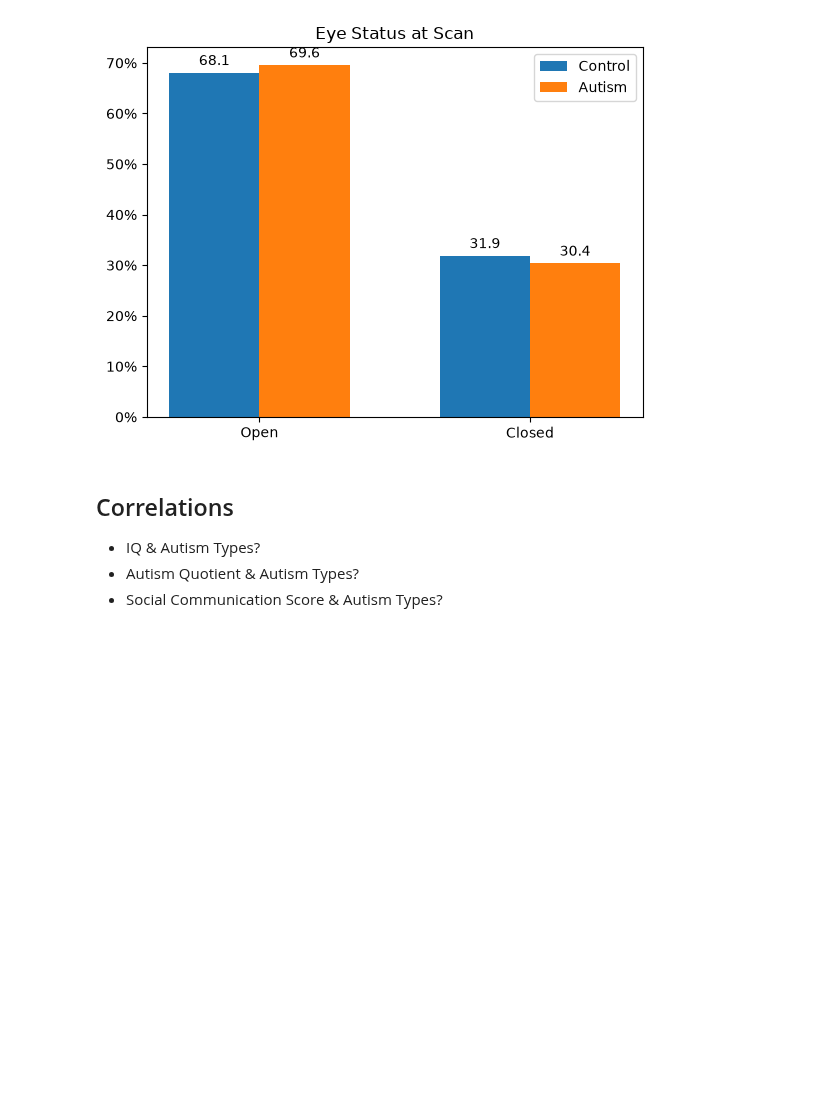
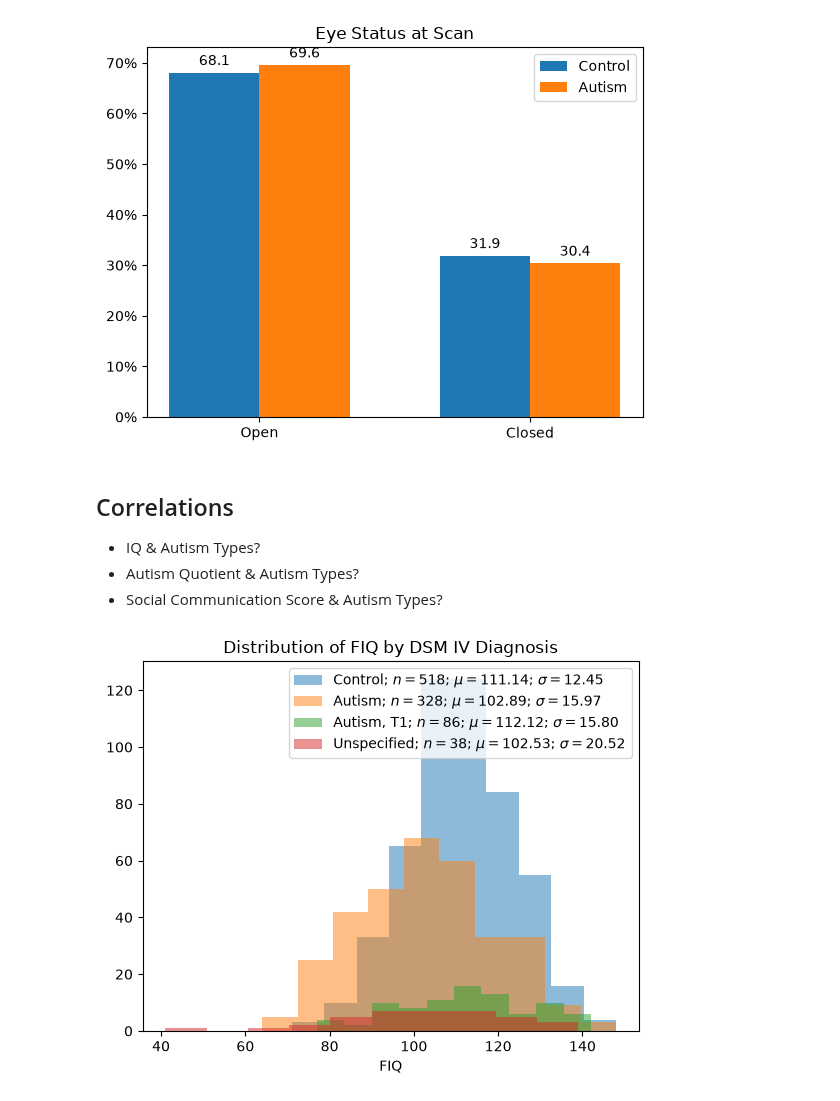
Before and after one commit to Erdos-Projects/fall-2026-autism, a Jupyter notebook: notebooks/eda.ipynb, the cells around one changed output. Saved outputs shown, nothing was run; the diff lists cells and outputs as text; code cells hidden in the pictures; blank space fills up the shorter version.

Commit message:
add plots for correlations

```diff
--- a/notebooks/eda.ipynb
+++ b/notebooks/eda.ipynb
@@ -9,3 +10,5 @@ import pandas as pd
+# %%
+results = "../results/eda/"
 # %%
 data = pd.read_csv("../data/data_inventory.csv")
 control = data[data['DX_GROUP'] == 2]
@@ -16,11 +19,13 @@ autism = data[data['DX_GROUP'] == 1]
 counts = data.isna().sum()
 incomplete = counts[counts > 0]
 
-print(f"{data.shape[1] - len(incomplete)} of {data.shape[1]} columns are complete:")
-for col, n in counts[counts == 0].items():
-    print(f"  {col}: {n} missing ({n / len(data):.1%})")
+with open(join(results, "missingness.txt"), "w") as f:
 
-print()
-print(f"{len(incomplete)} of {data.shape[1]} columns are incomplete:")
-for col, n in incomplete.items():
-    print(f"  {col}: {n} missing ({n / len(data):.1%})")
+    print(f"{data.shape[1] - len(incomplete)} of {data.shape[1]} columns are complete:", file=f)
+    for col, n in counts[counts == 0].items():
+        print(f"  {col}: {n} missing ({n / len(data):.1%})", file=f)
+
+    print(file=f)
+    print(f"{len(incomplete)} of {data.shape[1]} columns are incomplete:", file=f)
+    for col, n in incomplete.items():
+        print(f"  {col}: {n} missing ({n / len(data):.1%})", file=f)
@@ -471,3 +466,24 @@ plt.show()
 - IQ & Autism Types?
 - Autism Quotient & Autism Types?
 - Social Communication Score & Autism Types?
+# %%
+dsm0 = data["DSM_IV_TR"] == 0
+dsm1 = data["DSM_IV_TR"] == 1
+dsm2 = data["DSM_IV_TR"] == 2
+dsm3 = data["DSM_IV_TR"] >= 3
+
+iq_dsm0 = data.loc[dsm0, "FIQ"][data["FIQ"] > 0]
+iq_dsm1 = data.loc[dsm1, "FIQ"][data["FIQ"] > 0]
+iq_dsm2 = data.loc[dsm2, "FIQ"][data["FIQ"] > 0]
+iq_dsm3 = data.loc[dsm3, "FIQ"][data["FIQ"] > 0]
+
+plt.hist(iq_dsm0, alpha=0.5, label=f"Control; $n={len(iq_dsm0)}$; $\\mu={iq_dsm0.mean():.2f}$; $\\sigma={iq_dsm0.std():.2f}$")
+plt.hist(iq_dsm1, alpha=0.5, label=f"Autism; $n={len(iq_dsm1)}$; $\\mu={iq_dsm1.mean():.2f}$; $\\sigma={iq_dsm1.std():.2f}$")
+plt.hist(iq_dsm2, alpha=0.5, label=f"Autism, T1; $n={len(iq_dsm2)}$; $\\mu={iq_dsm2.mean():.2f}$; $\\sigma={iq_dsm2.std():.2f}$")
+plt.hist(iq_dsm3, alpha=0.5, label=f"Unspecified; $n={len(iq_dsm3)}$; $\\mu={iq_dsm3.mean():.2f}$; $\\sigma={iq_dsm3.std():.2f}$")
+plt.xlabel("FIQ")
+plt.title("Distribution of FIQ by DSM IV Diagnosis")
+plt.legend()
+plt.show()
+# %% [output]
+[figure, added]
```
Also changed, not shown: parts of 16 cells of this notebook.
